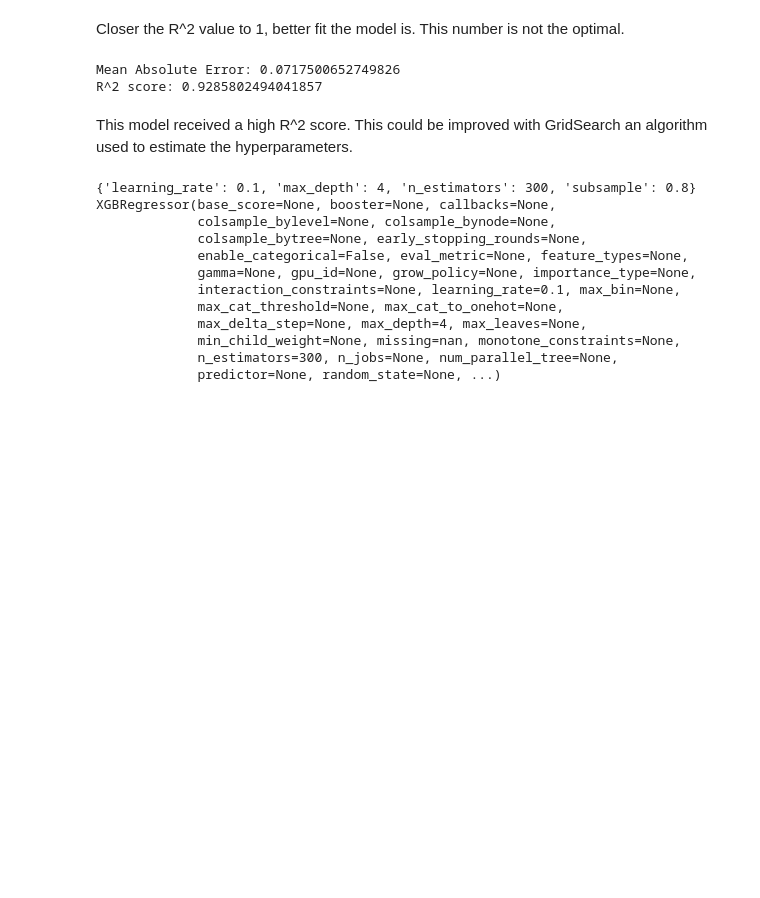
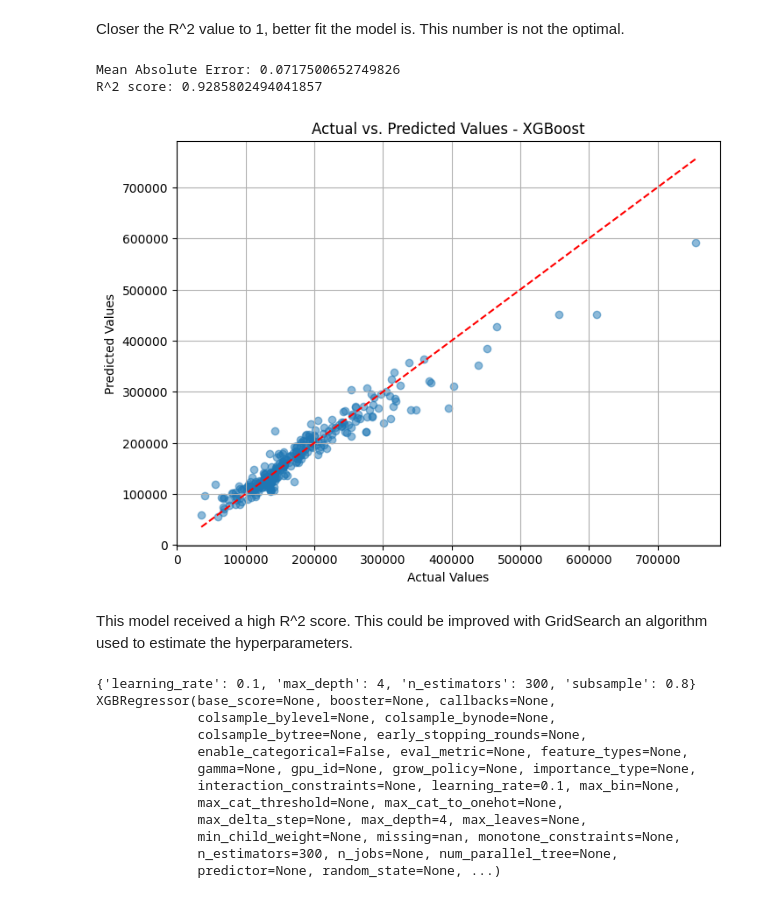
Before and after one commit to usserra/ML_Project_Housing_Prices, a Jupyter notebook: Poetry_VR_Environment/Predicting_Housing_Prices.ipynb, the cells around one changed output. Saved outputs shown, nothing was run; the diff lists cells and outputs as text; code cells hidden in the pictures; blank space fills up the shorter version.

```diff
--- a/Poetry_VR_Environment/Predicting_Housing_Prices.ipynb
+++ b/Poetry_VR_Environment/Predicting_Housing_Prices.ipynb
@@ -364,6 +364,20 @@ print("R^2 score:", score2)
 # %% [output]
 Mean Absolute Error: 0.0717500652749826
 R^2 score: 0.9285802494041857
+# %%
+exponent_valid = np.exp(y_valid_1) +1
+exponent_pred = np.exp(y_pred_1) +1
+# %%
+plt.figure(figsize=(8, 6))
+plt.scatter(exponent_valid, exponent_pred, alpha=0.5)
+plt.plot([min(exponent_valid), max(exponent_valid)], [min(exponent_valid), max(exponent_valid)], linestyle='--', color='r')
+plt.xlabel("Actual Values")
+plt.ylabel("Predicted Values")
+plt.title("Actual vs. Predicted Values - XGBoost")
+plt.grid(True)
+plt.show()
+# %% [output]
+[figure, added]
 # %% [markdown]
 This model received a high R^2 score. This could be improved with GridSearch an algorithm used to estimate the hyperparameters.
 # %%
```
Also changed, not shown: parts of 1 cell of this notebook, 4 other files.
